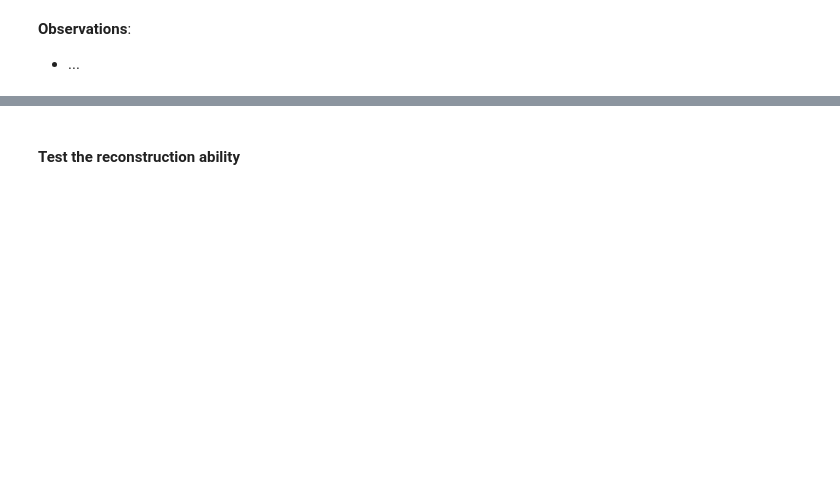
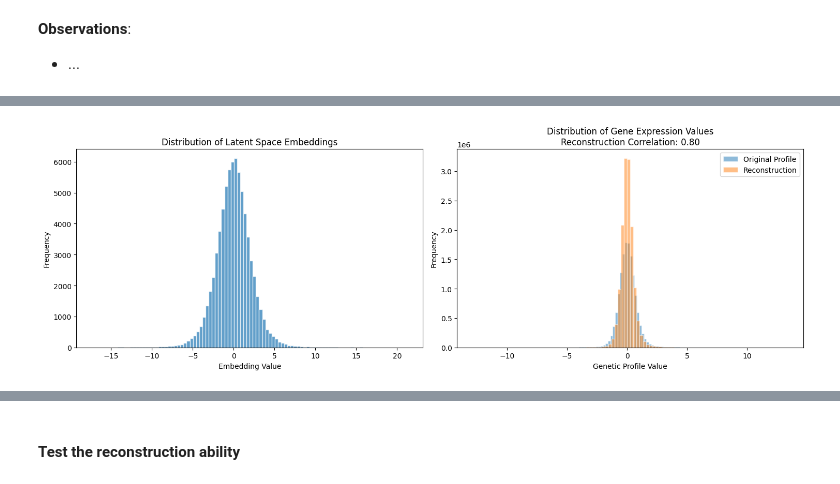
Before and after one commit to Djtrainer/cancer_research, a Jupyter notebook: notebooks/drug_induced_gene_expression_prediction.ipynb, the cells around one changed output, grey strips where cells are left out. Cells and saved outputs as stored; diff of their text form; code cells hidden in the pictures; blank space fills up the shorter version.

```diff
--- a/notebooks/drug_induced_gene_expression_prediction.ipynb
+++ b/notebooks/drug_induced_gene_expression_prediction.ipynb
@@ -1182,0 +1200,44 @@ axes[0,1].legend()
+# %%
+all_embeddings = []
+reconstructions = []
+original_expressions = []
+moa_ints = []
+with torch.no_grad():
+    model.eval()
+    for condition, expression, moa_int in val_loader:
+        condition = condition.to(device)
+        expression = expression.to(device)
+        recon_x, mu, _ = model(expression, condition)
+
+        all_embeddings.append(mu.detach().numpy())
+        reconstructions.append(recon_x.detach().numpy())
+        original_expressions.append(expression.detach().numpy())
+        moa_ints.extend(moa_int.numpy())
+
+
+    embeddings_matrix = np.vstack(all_embeddings)
+    reconstructions_matrix = np.vstack(reconstructions)
+    original_expressions_matrix = np.vstack(original_expressions)
+    embeddings_matrix.shape
+# %%
+reconstruction_correlation = np.corrcoef(
+    original_expressions_matrix.flatten(), reconstructions_matrix.flatten()
+)[0, 1]
+
+_, axes = plt.subplots(1, 2, figsize=(15, 5))
+axes[0].hist(embeddings_matrix.flatten(), bins=100, edgecolor="white", alpha=0.7)
+axes[0].set_title("Distribution of Latent Space Embeddings")
+axes[0].set_xlabel("Embedding Value")
+axes[0].set_ylabel("Frequency")
+
+axes[1].hist(original_expressions_matrix.flatten(), label = "Original Profile", bins=100, edgecolor="white", alpha=0.5)
+axes[1].hist(reconstructions_matrix.flatten(), label = "Reconstruction", bins=100, edgecolor="white", alpha=0.5)
+axes[1].set_title(f"Distribution of Gene Expression Values\nReconstruction Correlation: {reconstruction_correlation:.2f}")
+axes[1].set_xlabel("Genetic Profile Value")
+axes[1].set_ylabel("Frequency")
+axes[1].legend()
+
+plt.tight_layout()
+plt.show()
+# %% [output]
+[figure, added]
```
Also changed, not shown: parts of 33 cells of this notebook.
